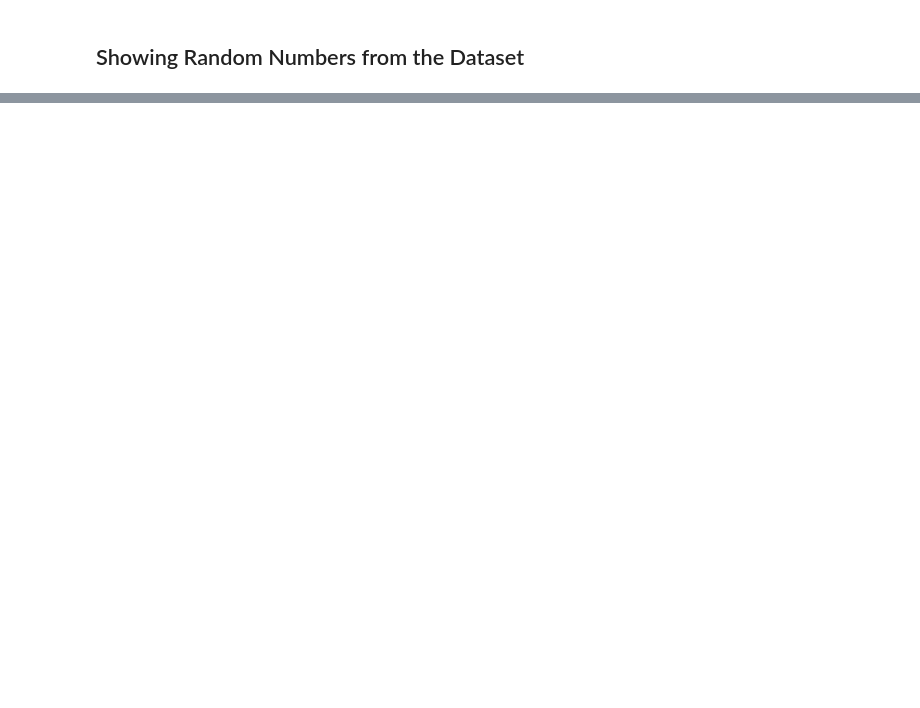
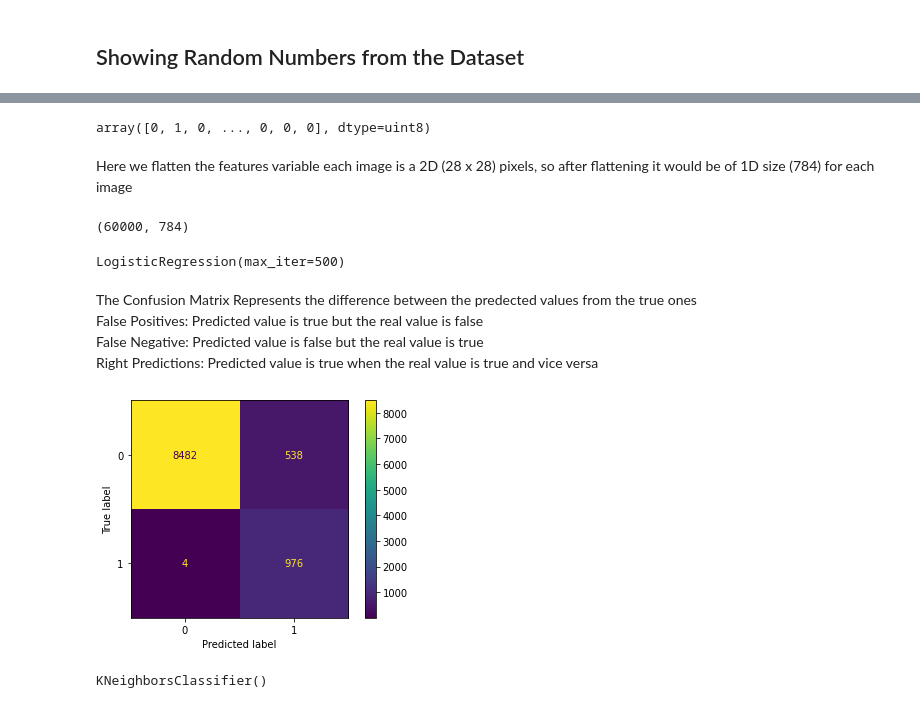
Before and after one commit to RamadanIbrahem98/ML-Algos, a Jupyter notebook: Task 01/main.ipynb, the cells around one changed output, grey strips where cells are left out. Cells and saved outputs as stored; diff of their text form; code cells hidden in the pictures; blank space fills up the shorter version.

```diff
--- a/Task 01/main.ipynb
+++ b/Task 01/main.ipynb
@@ -105,0 +59,45 @@ Example run in 23.826 s
+# %%
+digit = 3
+y_test_is_digit = train_y == 0
+y_test_is_digit = y_is_zero.astype(np.uint8)
+y_test_is_digit
+# %% [output]
+array([0, 1, 0, ..., 0, 0, 0], dtype=uint8)
+# %% [markdown]
+Here we flatten the features variable each image is a 2D (28 x 28) pixels, so after flattening it would be of 1D size (784) for each image
+# %%
+flattened_train_X = train_X.reshape((len(train_X), -1))
+flattened_train_X.shape
+# %% [output]
+(60000, 784)
+# %%
+LogesticRegressor.fit(X_train_scaled, y_test_is_digit)
+# %% [output]
+LogisticRegression(max_iter=500)
+# %%
+predictions = test.predict(test_X.reshape(len(test_X), -1))
+# %% [markdown]
+The Confusion Matrix Represents the difference between the predected values from the true ones \
+False Positives: Predicted value is true but the real value is false \
+False Negative: Predicted value is false but the real value is true \
+Right Predictions: Predicted value is true when the real value is true and vice versa
+# %%
+from sklearn.metrics import confusion_matrix, ConfusionMatrixDisplay
+
+test_y_digit = test_y == digit
+
+test_y_digit = test_y_zero.astype(np.uint8)
+
+cm = confusion_matrix(test_y_digit, predictions)
+
+disp = ConfusionMatrixDisplay(confusion_matrix=cm)
+disp.plot()
+plt.show()
+# %% [output]
+[figure, added]
+# %%
+KNearestNeighborClassifier = KNeighborsClassifier()
+
+KNearestNeighborClassifier.fit(train_X.reshape(len(train_X), -1), train_y)
+# %% [output]
+KNeighborsClassifier()
```
Also changed, not shown: parts of 17 cells of this notebook, 6 other files.
